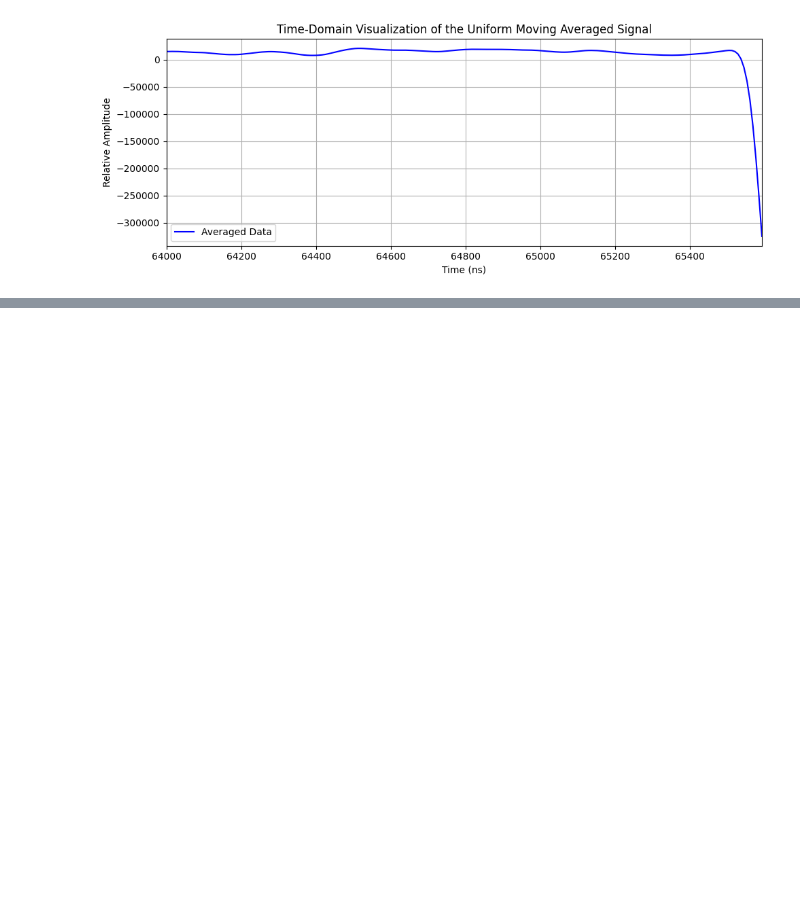
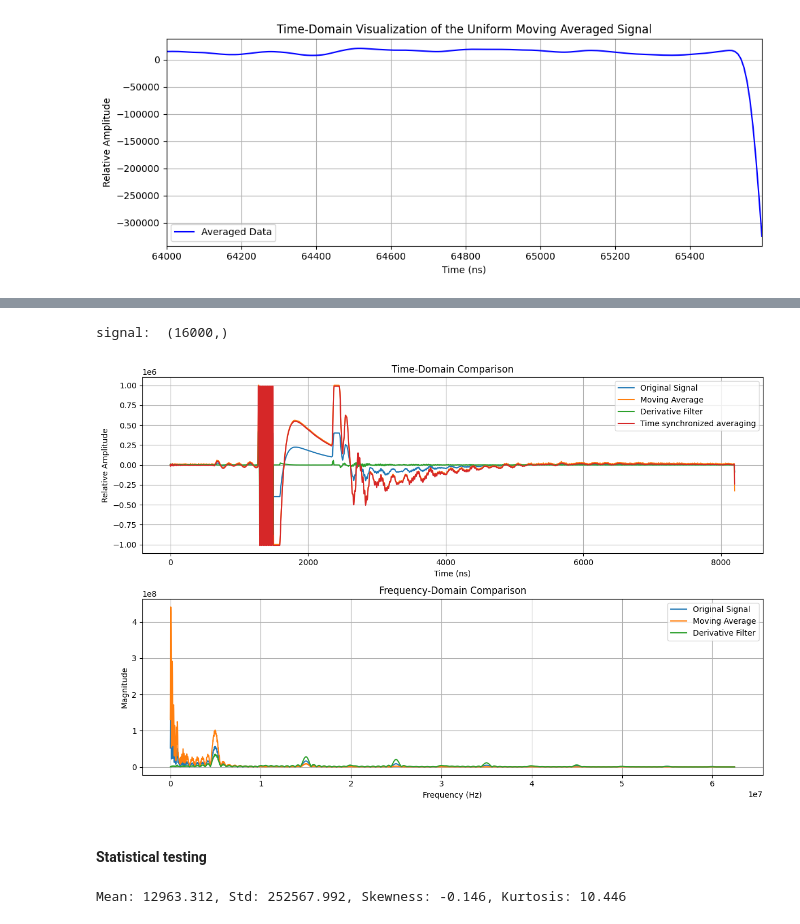
Before and after one commit to madhviasthana/Bio-Medical-Signal-Processing, a Jupyter notebook: codebase/main.ipynb, the cells around one changed output, grey strips where cells are left out. Drawn from its saved outputs; the diff is of its cells as text; code cells hidden in the pictures; blank space fills up the shorter version.

```diff
--- a/codebase/main.ipynb
+++ b/codebase/main.ipynb
@@ -124,0 +158,74 @@ plt.show()
+# %%
+start=0
+end=8200
+# Extract the original signal for channel 2 and average across trials
+signal = np.mean(raw[:, 1, :], axis=0)  # Shape: [16000], averaged over 100 trials
+print("signal: ", signal.shape)
+
+# Time axis (64000 to 65400 ns, matching your plot)
+time = np.arange(start, end)  # Length: 1401
+
+# Slice the signal and filtered data to match the time range (1401 samples)
+signal = signal[start:end]  # Shape: [1401]
+ma_filtered = filtered_uniform_moving_avg[0, start:end]  # Shape: [1401], from [1, 16000]
+deriv_filtered = filtered_derivative[0,1, start:end]  # Shape: [1401], assuming [1, 16000]
+averaged_signal=averaged_signal[0][start:end]
+
+
+# Compute FFT and frequency axis
+n_samples = len(signal)  # 1401 samples
+sampling_rate =125e6  # 125 MHz
+
+freq_axis = fftfreq(n_samples, d=1/sampling_rate)[:n_samples//2]
+signal_fft = np.abs(fft(signal))[:n_samples//2]
+ma_fft = np.abs(fft(ma_filtered))[:n_samples//2]
+deriv_fft = np.abs(fft(deriv_filtered))[:n_samples//2]
+
+# Plot time-domain comparison
+plt.figure(figsize=(12, 8))
+
+plt.subplot(2, 1, 1)
+plt.plot(time, signal, label="Original Signal")
+plt.plot(time, ma_filtered, label="Moving Average")
+plt.plot(time, deriv_filtered, label="Derivative Filter")
+
+plt.plot(time, averaged_signal, label="Time synchronized averaging")
+plt.title("Time-Domain Comparison")
+plt.xlabel("Time (ns)")
+plt.ylabel("Relative Amplitude")
+plt.legend()
+plt.grid()
+
+# Plot frequency-domain comparison
+plt.subplot(2, 1, 2)
+plt.plot(freq_axis, signal_fft, label="Original Signal")
+plt.plot(freq_axis, ma_fft, label="Moving Average")
+plt.plot(freq_axis, deriv_fft, label="Derivative Filter")
+plt.title("Frequency-Domain Comparison")
+plt.xlabel("Frequency (Hz)")
+plt.ylabel("Magnitude")
+plt.legend()
+plt.grid()
+
+plt.tight_layout()
+plt.show()
+# %% [output]
+signal:  (16000,)
+[figure, added]
+# %% [markdown]
+#### Statistical testing
+# %%
+import numpy as np
+from scipy.stats import skew, kurtosis
+
+# Replace with your actual data
+your_data = raw[0,1,6000:10000]  # Simulated data; replace with your signal
+
+mean = np.mean(your_data)
+std = np.std(your_data)
+skewness = skew(your_data)
+kurt = kurtosis(your_data)
+
+print(f"Mean: {mean:.3f}, Std: {std:.3f}, Skewness: {skewness:.3f}, Kurtosis: {kurt:.3f}")
+# %% [output]
+Mean: 12963.312, Std: 252567.992, Skewness: -0.146, Kurtosis: 10.446
```
Also changed, not shown: parts of 6 cells of this notebook, 5 other files.
